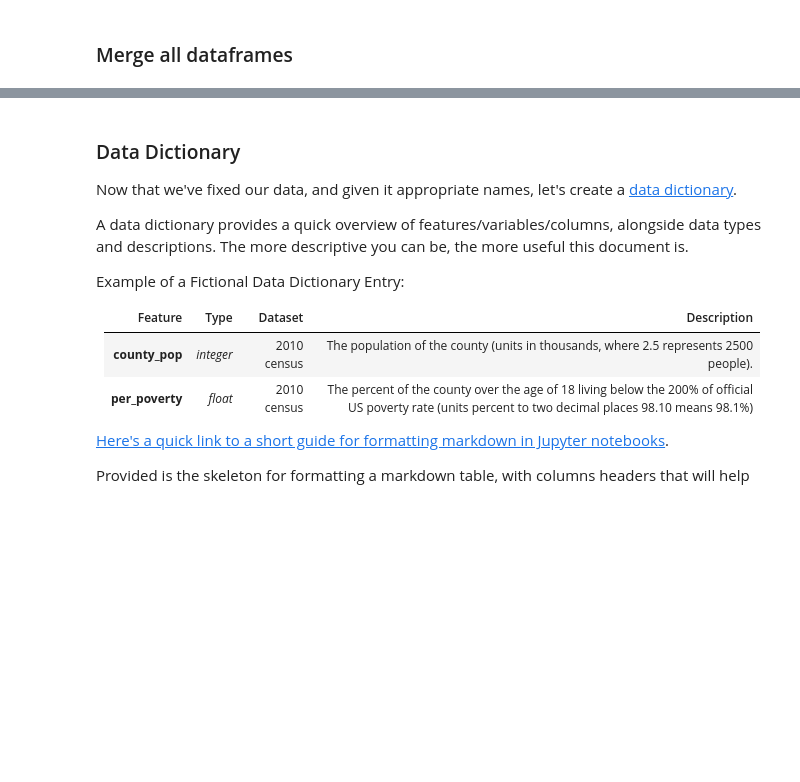
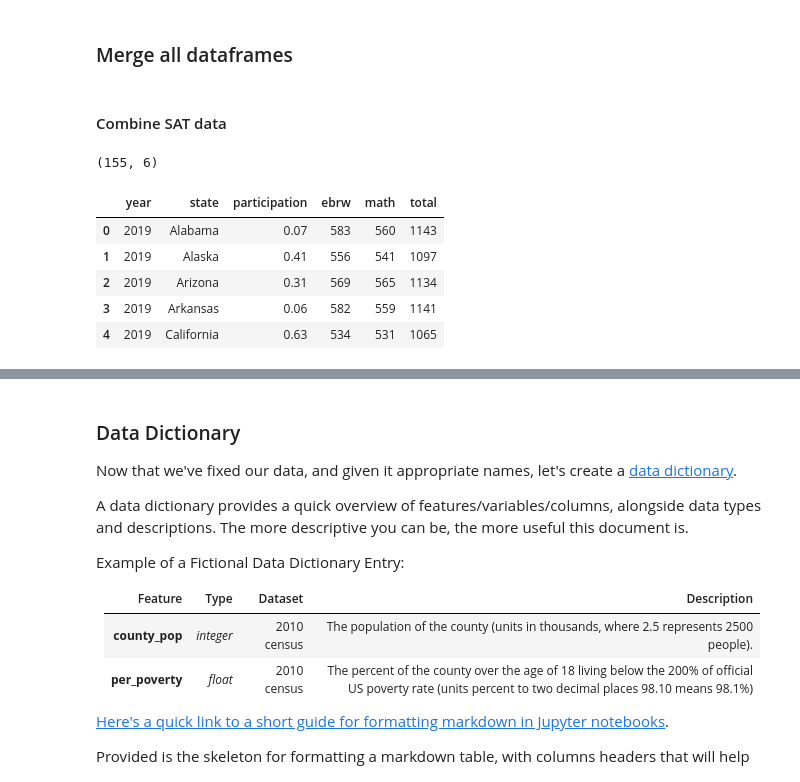
Before and after one commit to Chalermchon1993/DSI_Project_1_SAT_ACT, a Jupyter notebook: sat_act.ipynb, the cells around one changed output, grey strips where cells are left out. Saved outputs shown, nothing was run; the diff lists cells and outputs as text; code cells hidden in the pictures; blank space fills up the shorter version.

```diff
--- a/sat_act.ipynb
+++ b/sat_act.ipynb
@@ -830,3 +830,5 @@ print(act_18.shape)
 (51, 3)
 # %% [markdown]
 ### Merge all dataframes
+# %% [markdown]
+#### Combine SAT data
@@ -832,0 +842,12 @@ print(act_18.shape)
+# %%
+# check data shape and head
+print(sat_all.shape)
+sat_all.head()
+# %% [output]
+(155, 6)
+|  | year | state | participation | ebrw | math | total |
+| 0 | 2019 | Alabama | 0.07 | 583 | 560 | 1143 |
+| 1 | 2019 | Alaska | 0.41 | 556 | 541 | 1097 |
+| 2 | 2019 | Arizona | 0.31 | 569 | 565 | 1134 |
+| 3 | 2019 | Arkansas | 0.06 | 582 | 559 | 1141 |
+| 4 | 2019 | California | 0.63 | 534 | 531 | 1065 |
```
Also changed, not shown: parts of 18 cells of this notebook.
